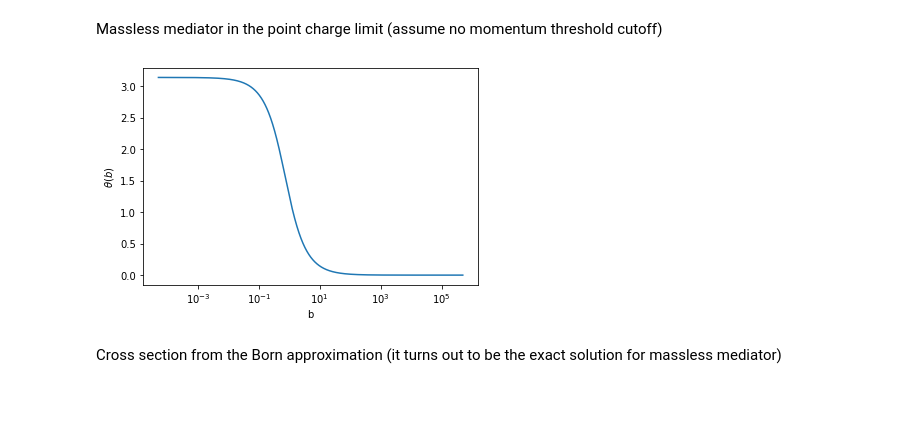
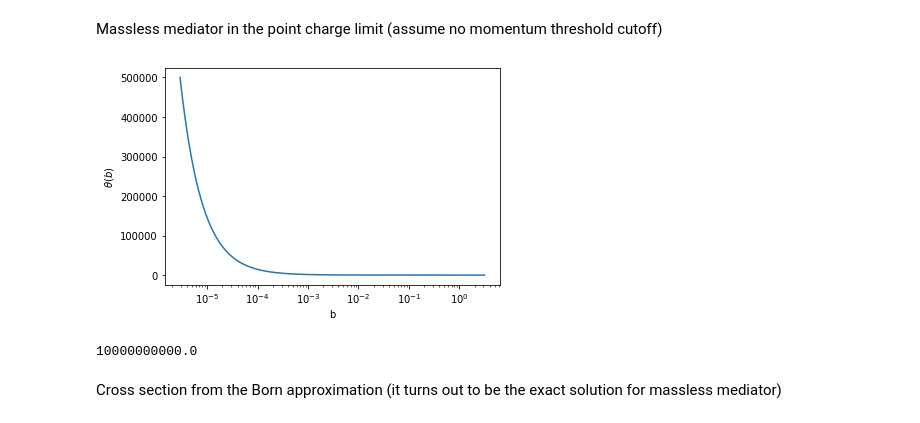
Before and after one commit to yuhants/impulse, a Jupyter notebook: yuhan/new_scattering_calc.ipynb, the cells around one changed output. Saved outputs shown, nothing was run; the diff lists cells and outputs as text; code cells hidden in the pictures.

```diff
--- a/yuhan/new_scattering_calc.ipynb
+++ b/yuhan/new_scattering_calc.ipynb
@@ -277,15 +277,19 @@ p, b, theta = b_theta(M_X, 0, alpha, v, point_charge=True)
 # %%
 # Will hit numerical issues if use a higher upper limit for b,
 # it seems like the numerical integration fails to converge
 # so this step underestimates the low energy tail in the spectrum
-plt.plot(b, theta)
+plt.plot(theta, b)
 plt.xlabel('b')
 plt.ylabel(r'$\theta(b)$')
 plt.xscale('log')
 # %% [output]
-[figure, old version]
+[figure, new version]
 # %%
 q, dsigdq_0_pc = dsig_dq(p, pmax, b, theta)
+# %%
+pmax
+# %% [output]
+10000000000.0
 # %% [markdown]
 Cross section from the Born approximation (it turns out to be the exact solution for massless mediator)
 # %%
```
Also changed, not shown: parts of 5 cells of this notebook, 1 other file.
